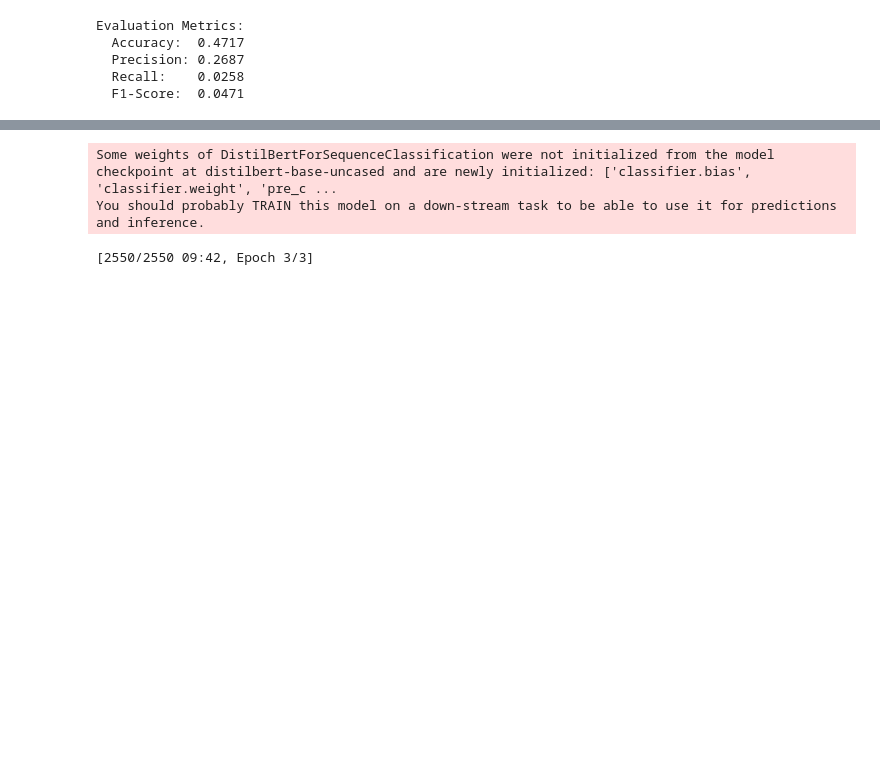
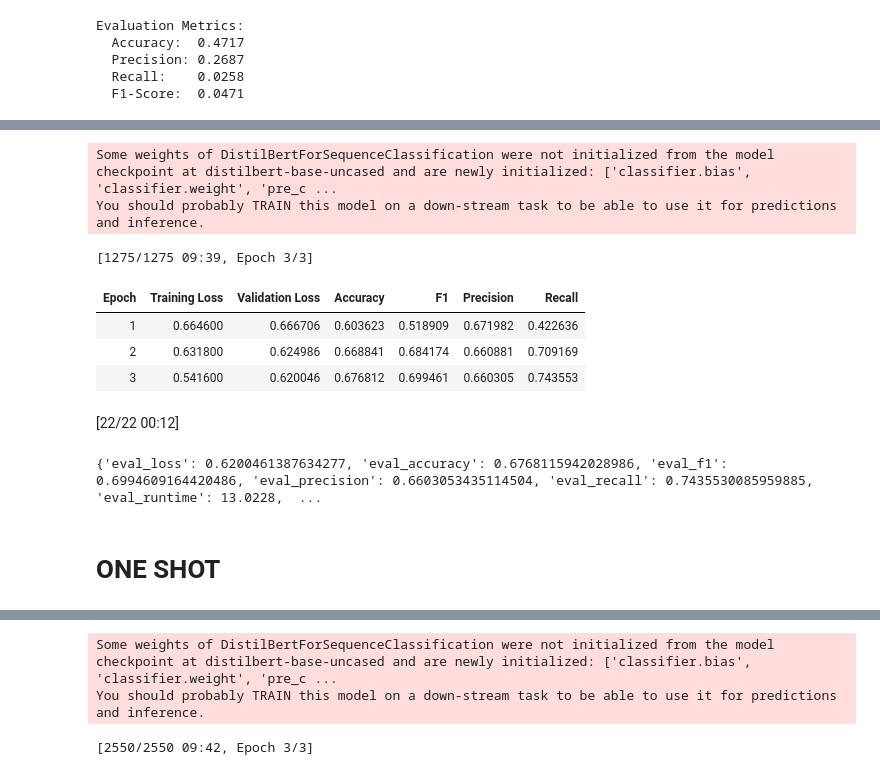
Before and after one commit to Saatvik1/LLM-Causal-Dependency-Study, a Jupyter notebook: 1_0_FinalProjNLP_DS_2.ipynb, the cells around one changed output, grey strips where cells are left out. Drawn from its saved outputs; the diff is of its cells as text; code cells hidden in the pictures; blank space fills up the shorter version.

```diff
--- a/1_0_FinalProjNLP_DS_2.ipynb
+++ b/1_0_FinalProjNLP_DS_2.ipynb
@@ -244,0 +249,3 @@ Evaluation Metrics:
+# %%
+train_data = pd.read_csv('./drive/MyDrive/rds_training_data.csv')
+test_data = pd.read_csv('./drive/MyDrive/rds_test_data.csv')
@@ -245,3 +266,58 @@ Evaluation Metrics:
+# %%
+model = DistilBertForSequenceClassification.from_pretrained('distilbert-base-uncased', num_labels=2)
+
+training_args = TrainingArguments(
+    output_dir="./results",          # Output directory for checkpoints and metrics
+    num_train_epochs=3,              # Number of training epochs
+    per_device_train_batch_size=16,  # Batch size per device during training
+    per_device_eval_batch_size=64,   # Batch size for evaluation
+    warmup_steps=500,                # Number of warmup steps for learning rate scheduler
+    weight_decay=0.01,               # Strength of weight decay
+    logging_dir='./logs',            # Directory for storing logs
+    logging_steps=10,
+    evaluation_strategy="epoch",     # Evaluate at the end of each epoch
+    load_best_model_at_end=True,  # Load the best model when finished training
+    metric_for_best_model="f1",     # Use f1 score to determine the best model
+    save_strategy="epoch"           # Save checkpoints at the end of each epoch to match evaluation strategy
+)
+# %% [output]
+Some weights of DistilBertForSequenceClassification were not initialized from the model checkpoint at distilbert-base-uncased and are newly initialized: ['classifier.bias', 'classifier.weight', 'pre_c ...
+You should probably TRAIN this model on a down-stream task to be able to use it for predictions and inference.
+# %%
+def compute_metrics(pred):
+    labels = pred.label_ids
+    preds = pred.predictions.argmax(-1)
+    precision, recall, f1, _ = precision_recall_fscore_support(labels, preds, average='binary')
+    acc = accuracy_score(labels, preds)
+    return {
+        'accuracy': acc,
+        'f1': f1,
+        'precision': precision,
+        'recall': recall
+    }
+# %%
+trainer = Trainer(
+    model=model,
+    args=training_args,
+    train_dataset=train_dataset,
+    eval_dataset=test_dataset,
+    compute_metrics=compute_metrics,
+)
+
+trainer.train()
+
+eval_results = trainer.evaluate()
+print(eval_results)
+# %% [output]
+[1275/1275 09:39, Epoch 3/3]
+| Epoch | Training Loss | Validation Loss | Accuracy | F1 | Precision | Recall |
+| 1 | 0.664600 | 0.666706 | 0.603623 | 0.518909 | 0.671982 | 0.422636 |
+| 2 | 0.631800 | 0.624986 | 0.668841 | 0.684174 | 0.660881 | 0.709169 |
+| 3 | 0.541600 | 0.620046 | 0.676812 | 0.699461 | 0.660305 | 0.743553 |
+[22/22 00:12]
+{'eval_loss': 0.6200461387634277, 'eval_accuracy': 0.6768115942028986, 'eval_f1': 0.6994609164420486, 'eval_precision': 0.6603053435114504, 'eval_recall': 0.7435530085959885, 'eval_runtime': 13.0228,  ...
+# %% [markdown]
+# ONE SHOT
 # %%
 import pandas as pd
 import torch
```
Also changed, not shown: parts of 8 cells of this notebook.
